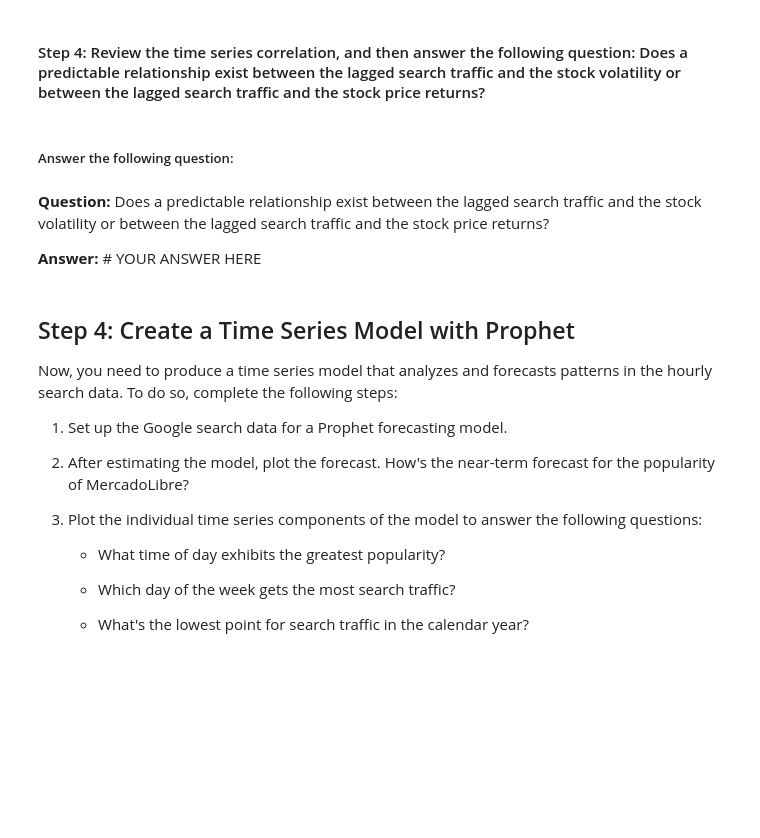
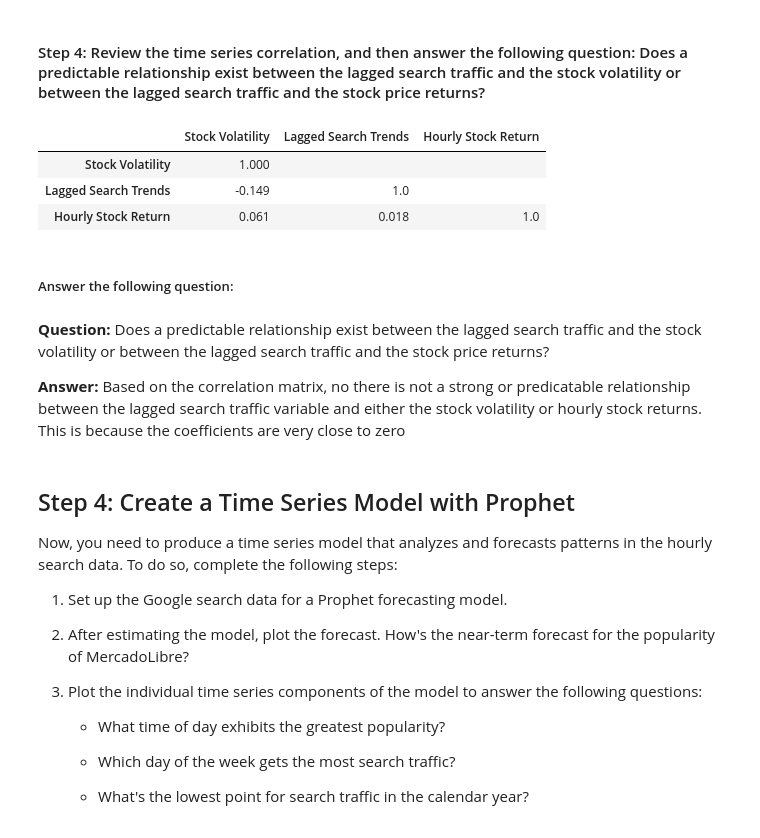
Before and after one commit to darcy5d/Fintech_Module_11_Homework_Assignment, a Jupyter notebook: forecasting_net_prophet.ipynb, the cells around one changed output. Cells and saved outputs as stored; diff of their text form; code cells hidden in the pictures; blank space fills up the shorter version.

```diff
--- a/forecasting_net_prophet.ipynb
+++ b/forecasting_net_prophet.ipynb
@@ -396,7 +422,10 @@ hv.extension('bokeh')
 # %%
 # Concatenate the df_mercado_stock DataFrame with the df_mercado_trends DataFrame
 # Concatenate the DataFrame by columns (axis=1), and drop and rows with only one column of data
-mercado_stock_trends_df = # YOUR CODE HERE
+mercado_stock_trends_df = pd.concat([df_mercado_stock, df_mercado_trends], axis=1)
+mercado_stock_trends_df.dropna(inplace=True)
 
 # View the first and last five rows of the DataFrame
-# YOUR CODE HERE
+print(mercado_stock_trends_df.head())
+print("\n")
+print(mercado_stock_trends_df.tail())
@@ -431,11 +501,14 @@ hv.extension('bokeh')
 # %%
 # Create a new column in the mercado_stock_trends_df DataFrame called Lagged Search Trends
 # This column should shift the Search Trends information by one hour
-mercado_stock_trends_df['Lagged Search Trends'] = # YOUR CODE HERE
+mercado_stock_trends_df["Lagged Search Trends"] = mercado_stock_trends_df["Search Trends"].shift(1)
 # %%
+#It makes more sense to use the .pct_change function here and multiply by 100 for fun, then run the standard deviation
+mercado_stock_trends_df["Hourly Stock Return"] = mercado_stock_trends_df["close"].pct_change() * 100
+
 # Create a new column in the mercado_stock_trends_df DataFrame called Stock Volatility
 # This column should calculate the standard deviation of the closing stock price return data over a 4 period rolling window
-mercado_stock_trends_df['Stock Volatility'] = # YOUR CODE HERE
+mercado_stock_trends_df["Stock Volatility"] = mercado_stock_trends_df["Hourly Stock Return"].rolling(window=4).std()
 # %%
 # Holoviews extension to render hvPlots in Colab
 hv.extension('bokeh')
@@ -447,4 +526,4 @@ hv.extension('bokeh')
 # %%
 # Create a new column in the mercado_stock_trends_df DataFrame called Hourly Stock Return
 # This column should calculate hourly return percentage of the closing price
-mercado_stock_trends_df['Hourly Stock Return'] = # YOUR CODE HERE
+print("Note from Darcy: This action was performed above")
@@ -459,9 +558,26 @@ mercado_stock_trends_df['Hourly Stock Return'] = # YOUR CODE HERE
+# %%
+
+# Construct correlation table of Stock Volatility, Lagged Search Trends, and Hourly Stock Return
+correlation_matrix = mercado_stock_trends_df[["Stock Volatility", "Lagged Search Trends", "Hourly Stock Return"]].corr()
+correlation_matrix = correlation_matrix.round(3)
+
+#Mask the upper triangle for visual elegance
+mask_upper = np.triu(np.ones(correlation_matrix.shape), k=1)
+correlation_matrix_masked = correlation_matrix.where(mask_upper ==0)
+correlation_matrix_masked.replace(np.nan, "", regex=True, inplace=True)
+
+correlation_matrix_masked
+# %% [output]
+|  | Stock Volatility | Lagged Search Trends | Hourly Stock Return |
+| Stock Volatility | 1.000 |  |  |
+| Lagged Search Trends | -0.149 | 1.0 |  |
+| Hourly Stock Return | 0.061 | 0.018 | 1.0 |
 # %% [markdown]
 ##### Answer the following question:
 # %% [markdown]
 **Question:** Does a predictable relationship exist between the lagged search traffic and the stock volatility or between the lagged search traffic and the stock price returns?
 
-**Answer:** # YOUR ANSWER HERE
+**Answer:** Based on the correlation matrix, no there is not a strong or predicatable relationship between the lagged search traffic variable and either the stock volatility or hourly stock returns.  This is because the coefficients are very close to zero
 # %% [markdown]
 ## Step 4: Create a Time Series Model with Prophet
 
```
Also changed, not shown: parts of 17 cells of this notebook.
